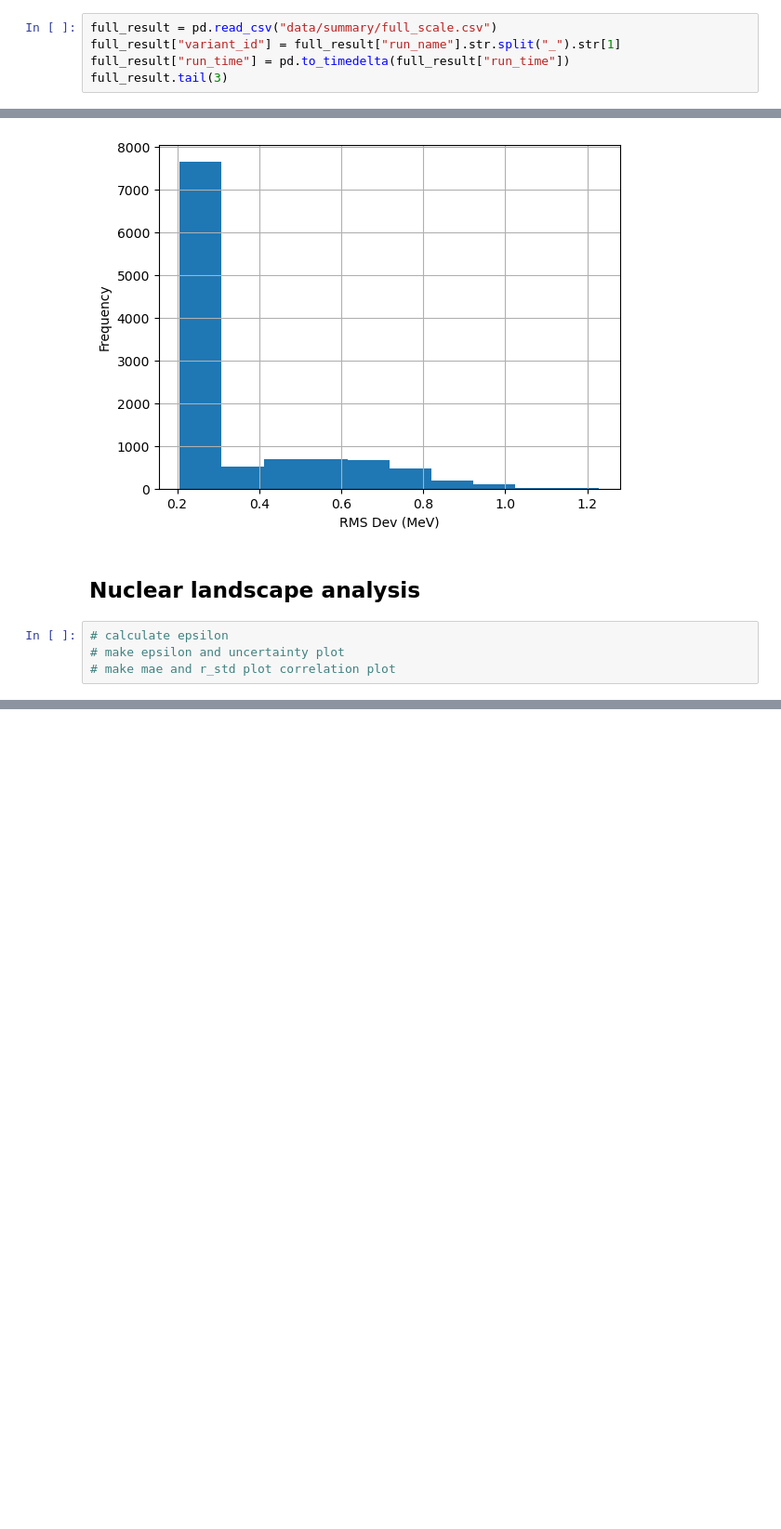
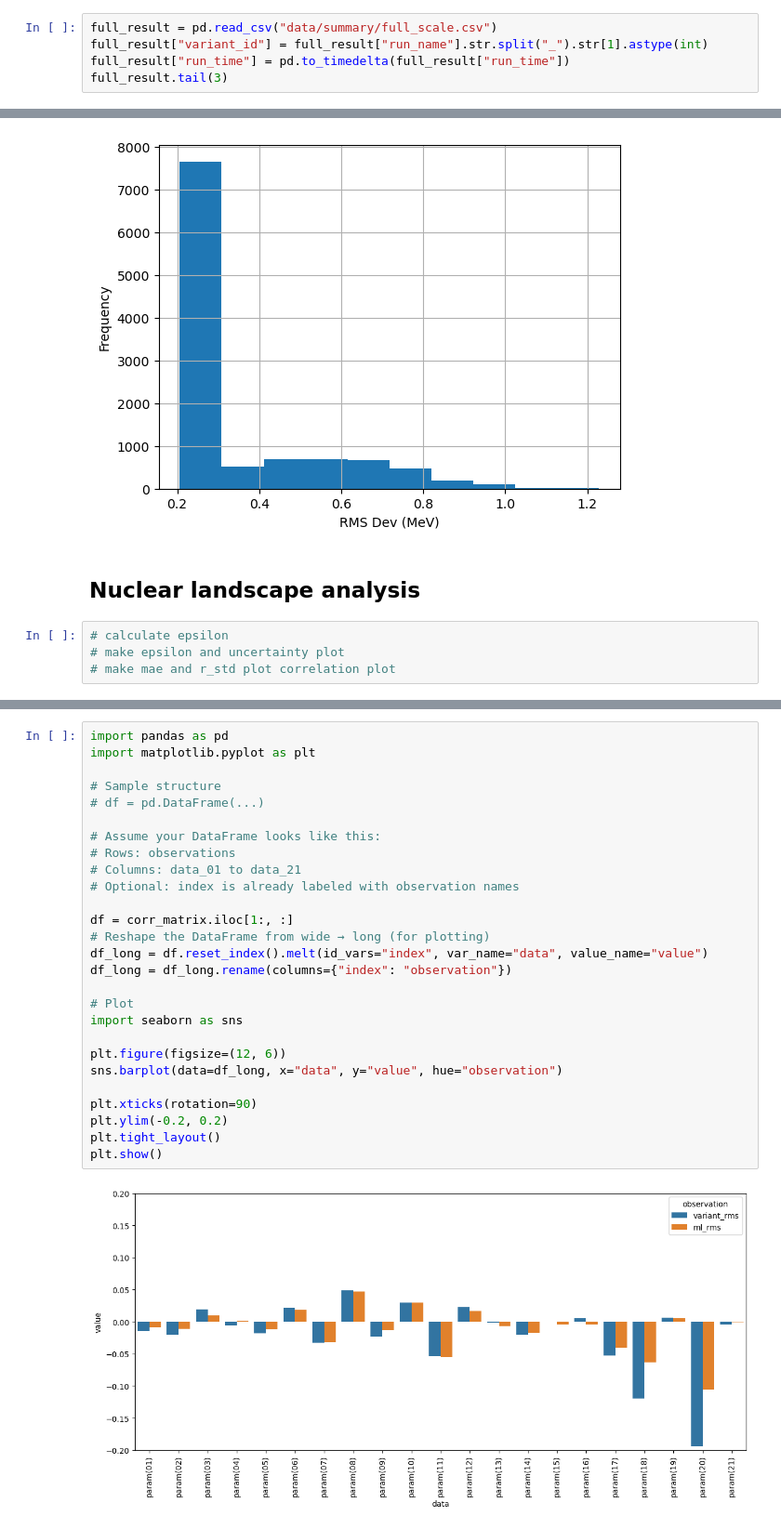
Before and after one commit to mzyudhistira/BSk24-Emu, a Jupyter notebook: analysis.ipynb, the cells around one changed output, grey strips where cells are left out. Shown at 93% size. Cells and saved outputs as stored; diff of their text form; blank space fills up the shorter version.

```diff
--- a/analysis.ipynb
+++ b/analysis.ipynb
@@ -146,7 +147,7 @@ Name: percent_train_data, dtype: float64
 # Full-scale Simulation
 # %%
 full_result = pd.read_csv("data/summary/full_scale.csv")
-full_result["variant_id"] = full_result["run_name"].str.split("_").str[1]
+full_result["variant_id"] = full_result["run_name"].str.split("_").str[1].astype(int)
 full_result["run_time"] = pd.to_timedelta(full_result["run_time"])
 full_result.tail(3)
 # %% [output]
@@ -217,0 +271,29 @@ Text(0.5, 0, 'RMS Dev (MeV)')
+# %%
+import pandas as pd
+import matplotlib.pyplot as plt
+
+# Sample structure
+# df = pd.DataFrame(...)
+
+# Assume your DataFrame looks like this:
+# Rows: observations
+# Columns: data_01 to data_21
+# Optional: index is already labeled with observation names
+
+df = corr_matrix.iloc[1:, :]
+# Reshape the DataFrame from wide → long (for plotting)
+df_long = df.reset_index().melt(id_vars="index", var_name="data", value_name="value")
+df_long = df_long.rename(columns={"index": "observation"})
+
+# Plot
+import seaborn as sns
+
+plt.figure(figsize=(12, 6))
+sns.barplot(data=df_long, x="data", y="value", hue="observation")
+
+plt.xticks(rotation=90)
+plt.ylim(-0.2, 0.2)
+plt.tight_layout()
+plt.show()
+# %% [output]
+[figure, added]
```
Also changed, not shown: parts of 5 cells of this notebook, 1 other file.
